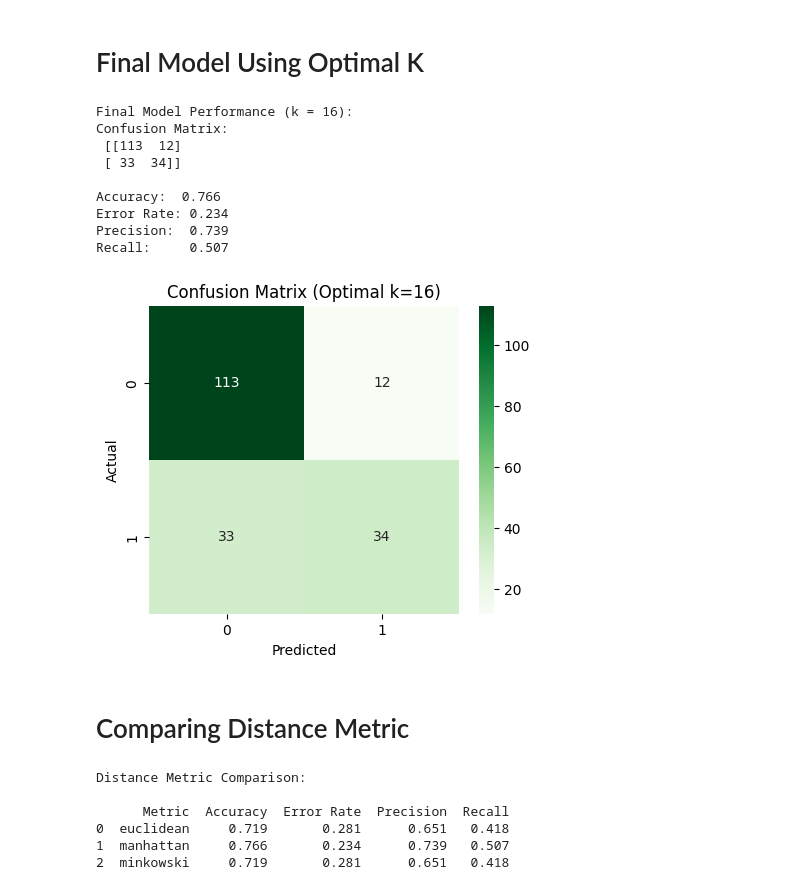
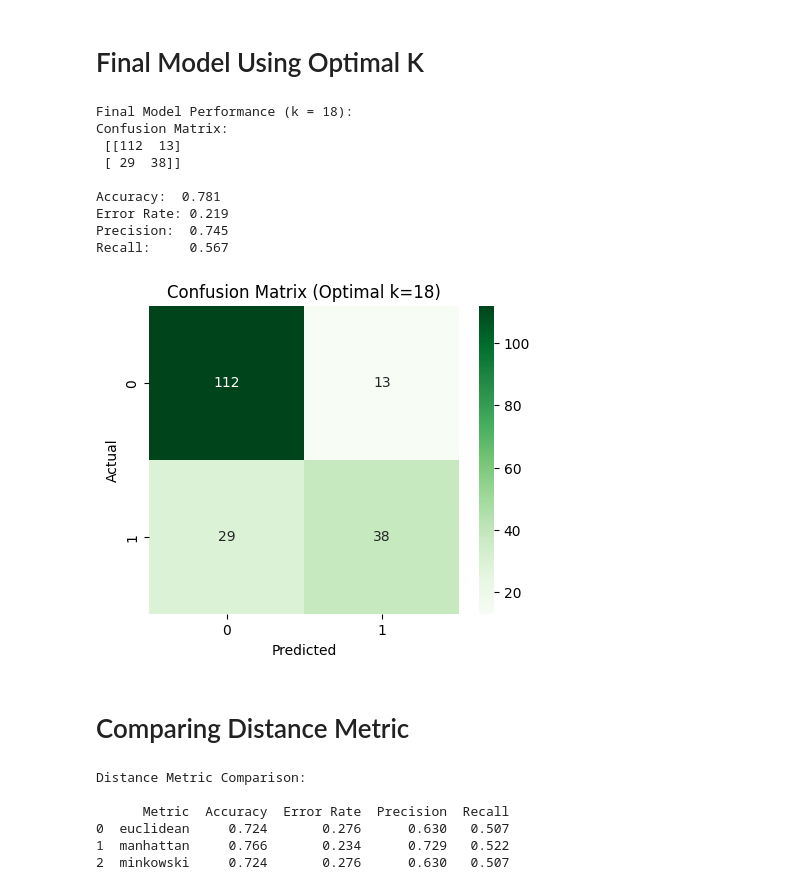
Before and after one commit to KarunyaChavan/BE_SEM_7_LAs, a Jupyter notebook: ML/Notebooks/LA_5_Diabetes_Classification.ipynb, the cells around one changed output. Cells and saved outputs as stored; diff of their text form; code cells hidden in the pictures.

Commit message:
Imputed 0 values in LA_5_Diabetes_Classification using KNN Imputer 	modified:   ML/Notebooks/LA_5_Diabetes_Classification.ipynb

```diff
--- a/ML/Notebooks/LA_5_Diabetes_Classification.ipynb
+++ b/ML/Notebooks/LA_5_Diabetes_Classification.ipynb
@@ -21,7 +21,7 @@ warnings.filterwarnings('ignore')
 # %% [markdown]
 # Loading Dataset
 # %%
-df = pd.read_csv("..\\Datasets\\diabetes.csv")
+df = pd.read_csv("..//diabetes.csv")
 print(f"Dataset loaded to dataframe df having dimensions {df.shape}")
 # %% [output]
 Dataset loaded to dataframe df having dimensions (768, 9)
@@ -164,0 +182,13 @@ Name: proportion, dtype: float64
+# %%
+# List of columns where 0 should be treated as missing values (exclude 'Outcome')
+cols_to_impute = ['Pregnancies', 'Glucose', 'BloodPressure', 'SkinThickness',
+                  'Insulin', 'BMI', 'Pedigree', 'Age']
+
+# Replace 0s with NaN in those columns
+df[cols_to_impute] = df[cols_to_impute].replace(0, np.nan)
+
+# Initialize KNN Imputer (you can tune n_neighbors)
+imputer = KNNImputer(n_neighbors=16)
+
+# Fit and transform only the selected columns
+df[cols_to_impute] = imputer.fit_transform(df[cols_to_impute])
@@ -423,42 +467,42 @@ weighted avg     0.7385    0.7448    0.7291       192
 # %% [markdown]
 # Final Model Using Optimal K
 # %%
-best_k = 16
-knn_best = KNeighborsClassifier(n_neighbors=16, metric='manhattan')
+best_k = 18
+knn_best = KNeighborsClassifier(n_neighbors=best_k, metric='manhattan')
 knn_best.fit(X_train, y_train)
 y_best = knn_best.predict(X_test)
 
 # Metrics
 cm_best = confusion_matrix(y_test, y_best)
 acc_best = accuracy_score(y_test, y_best)
 prec_best = precision_score(y_test, y_best)
 rec_best = recall_score(y_test, y_best)
 err_best = 1 - acc_best
 
 print("\nFinal Model Performance (k = {}):".format(best_k))
 print("Confusion Matrix:\n", cm_best)
 print(f"\nAccuracy:  {acc_best:.3f}")
 print(f"Error Rate: {err_best:.3f}")
 print(f"Precision:  {prec_best:.3f}")
 print(f"Recall:     {rec_best:.3f}")
 
 plt.figure(figsize=(5,4))
 sns.heatmap(cm_best, annot=True, fmt='d', cmap='Greens')
 plt.title(f'Confusion Matrix (Optimal k={best_k})')
 plt.xlabel('Predicted')
 plt.ylabel('Actual')
 plt.show()
 # %% [output]
-Final Model Performance (k = 16):
+Final Model Performance (k = 18):
 Confusion Matrix:
- [[113  12]
- [ 33  34]]
+ [[112  13]
+ [ 29  38]]
 
-Accuracy:  0.766
-Error Rate: 0.234
-Precision:  0.739
-Recall:     0.507
+Accuracy:  0.781
+Error Rate: 0.219
+Precision:  0.745
+Recall:     0.567
-[figure, old version]
+[figure, new version]
 # %% [markdown]
 # Comparing Distance Metric
 # %%
@@ -493,9 +537,9 @@ print(comparison_df)
 Distance Metric Comparison:
 
       Metric  Accuracy  Error Rate  Precision  Recall
-0  euclidean     0.719       0.281      0.651   0.418
-1  manhattan     0.766       0.234      0.739   0.507
-2  minkowski     0.719       0.281      0.651   0.418
+0  euclidean     0.724       0.276      0.630   0.507
+1  manhattan     0.766       0.234      0.729   0.522
+2  minkowski     0.724       0.276      0.630   0.507
 # %%
 plt.figure(figsize=(6,4))
 sns.barplot(x='Metric', y='Accuracy', data=comparison_df, palette='viridis')
```
Also changed, not shown: parts of 12 cells of this notebook.
